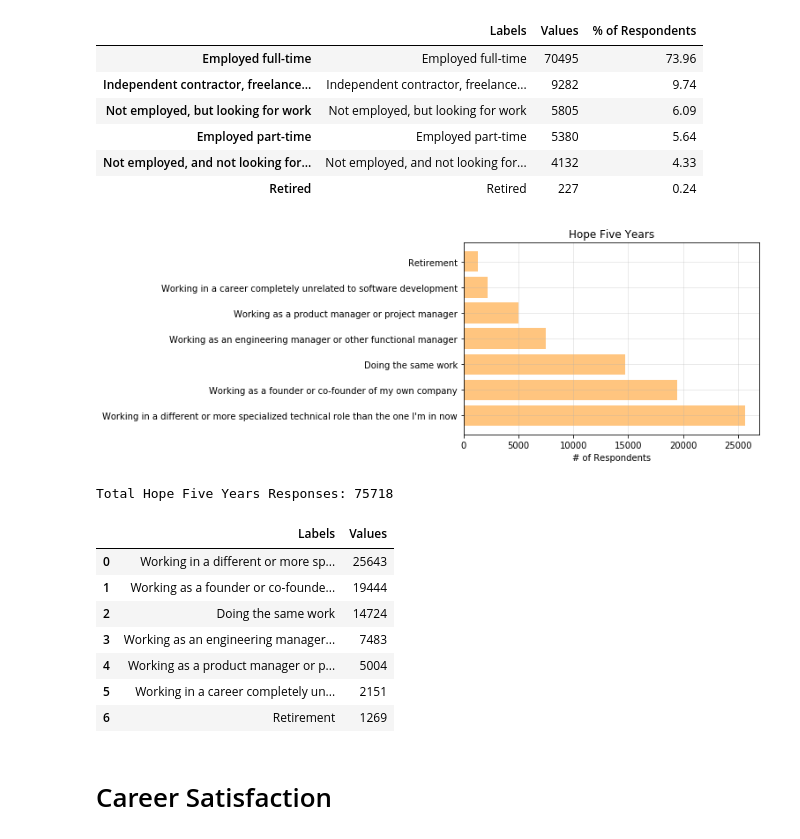
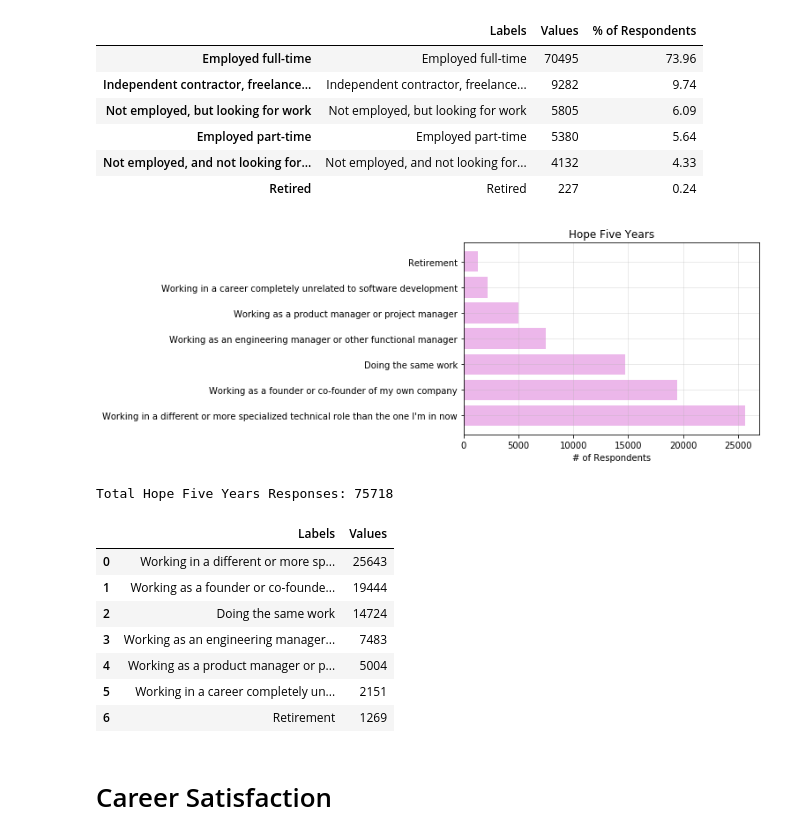
Before and after one commit to poojasheelvanth/Group-5-monwed, a Jupyter notebook: Stack_Survey_Analysis.ipynb, the cells around one changed output. Drawn from its saved outputs; the diff is of its cells as text; code cells hidden in the pictures.

```diff
--- a/Stack_Survey_Analysis.ipynb
+++ b/Stack_Survey_Analysis.ipynb
@@ -457,28 +457,28 @@ Total Employment Responses: 95321
 # %%
 HopeFiveYears_temp = Education_df[['Respondent','HopeFiveYears']]
 HopeFiveYears = HopeFiveYears_temp.dropna()
 
 HopeFiveYears_count = HopeFiveYears['HopeFiveYears'].value_counts()
 
 
 HopeFiveYears_df = pd.DataFrame({'Labels' : HopeFiveYears_count.index,
                             'Values' : HopeFiveYears_count.values
 })
 
 
-plt.barh(HopeFiveYears_df['Labels'], HopeFiveYears_df['Values'], color='darkorange', alpha=0.5, align="center")
+plt.barh(HopeFiveYears_df['Labels'], HopeFiveYears_df['Values'], color='orchid', alpha=0.5, align="center")
 plt.grid(alpha = 0.33)
 plt.title("Hope Five Years")
 plt.xlabel("# of Respondents")
 plt.tight_layout()
 plt.savefig("Images/Hope_Five_Years.png")
 
 plt.show()
 
 print(f"Total Hope Five Years Responses: {HopeFiveYears_count.sum()}")
 HopeFiveYears_df
 # %% [output]
-[figure, old version]
+[figure, new version]
 Total Hope Five Years Responses: 75718
 |  | Labels | Values |
 | 0 | Working in a different or more sp... | 25643 |
```
Also changed, not shown: parts of 1 cell of this notebook.
